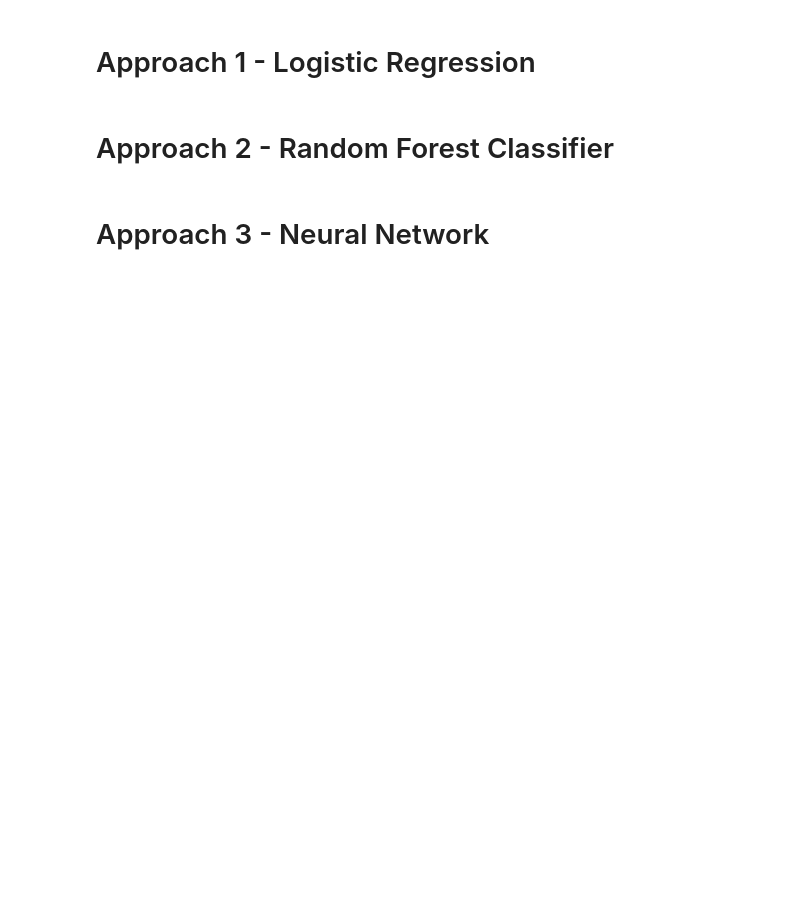
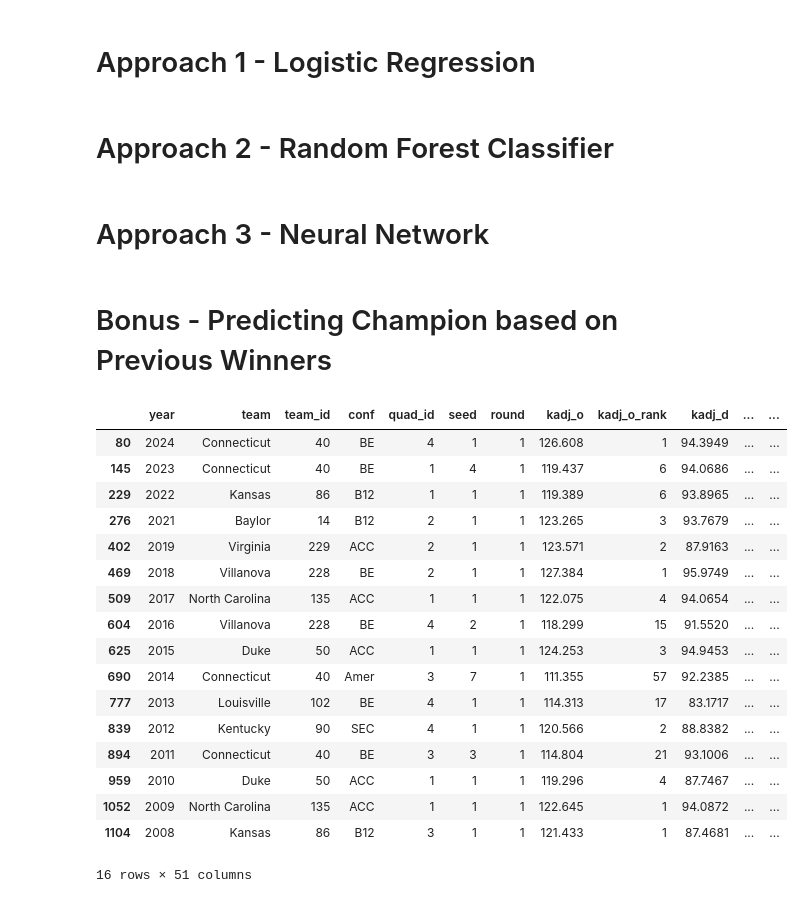
Before and after one commit to baywigg/DS3001Group, a Jupyter notebook: results.ipynb, the cells around one changed output. Drawn from its saved outputs; the diff is of its cells as text; code cells hidden in the pictures; blank space fills up the shorter version.

Commit message:
more cleaning, and adding a deduction process for the champion prediciton

```diff
--- a/results.ipynb
+++ b/results.ipynb
@@ -34,3 +34,28 @@ df
 # Approach 2 - Random Forest Classifier
 # %% [markdown]
 # Approach 3 - Neural Network
+# %% [markdown]
+# Bonus - Predicting Champion based on Previous Winners
+# %%
+df_2025 = df[df['year'] == 2025]
+previous_winners = df[(df['year'] != 2025) & (df['round'] == 1)]
+previous_winners
+# %% [output]
+|  | year | team | team_id | conf | quad_id | seed | round | kadj_o | kadj_o_rank | kadj_d | ... | ... |
+| 80 | 2024 | Connecticut | 40 | BE | 4 | 1 | 1 | 126.608 | 1 | 94.3949 | ... | ... |
+| 145 | 2023 | Connecticut | 40 | BE | 1 | 4 | 1 | 119.437 | 6 | 94.0686 | ... | ... |
+| 229 | 2022 | Kansas | 86 | B12 | 1 | 1 | 1 | 119.389 | 6 | 93.8965 | ... | ... |
+| 276 | 2021 | Baylor | 14 | B12 | 2 | 1 | 1 | 123.265 | 3 | 93.7679 | ... | ... |
+| 402 | 2019 | Virginia | 229 | ACC | 2 | 1 | 1 | 123.571 | 2 | 87.9163 | ... | ... |
+| 469 | 2018 | Villanova | 228 | BE | 2 | 1 | 1 | 127.384 | 1 | 95.9749 | ... | ... |
+| 509 | 2017 | North Carolina | 135 | ACC | 1 | 1 | 1 | 122.075 | 4 | 94.0654 | ... | ... |
+| 604 | 2016 | Villanova | 228 | BE | 4 | 2 | 1 | 118.299 | 15 | 91.5520 | ... | ... |
+| 625 | 2015 | Duke | 50 | ACC | 1 | 1 | 1 | 124.253 | 3 | 94.9453 | ... | ... |
+| 690 | 2014 | Connecticut | 40 | Amer | 3 | 7 | 1 | 111.355 | 57 | 92.2385 | ... | ... |
+| 777 | 2013 | Louisville | 102 | BE | 4 | 1 | 1 | 114.313 | 17 | 83.1717 | ... | ... |
+| 839 | 2012 | Kentucky | 90 | SEC | 4 | 1 | 1 | 120.566 | 2 | 88.8382 | ... | ... |
+| 894 | 2011 | Connecticut | 40 | BE | 3 | 3 | 1 | 114.804 | 21 | 93.1006 | ... | ... |
+| 959 | 2010 | Duke | 50 | ACC | 1 | 1 | 1 | 119.296 | 4 | 87.7467 | ... | ... |
+| 1052 | 2009 | North Carolina | 135 | ACC | 1 | 1 | 1 | 122.645 | 1 | 94.0872 | ... | ... |
+| 1104 | 2008 | Kansas | 86 | B12 | 3 | 1 | 1 | 121.433 | 1 | 87.4681 | ... | ... |
+16 rows × 51 columns
```
Also changed, not shown: parts of 9 cells of this notebook, 2 other files.
